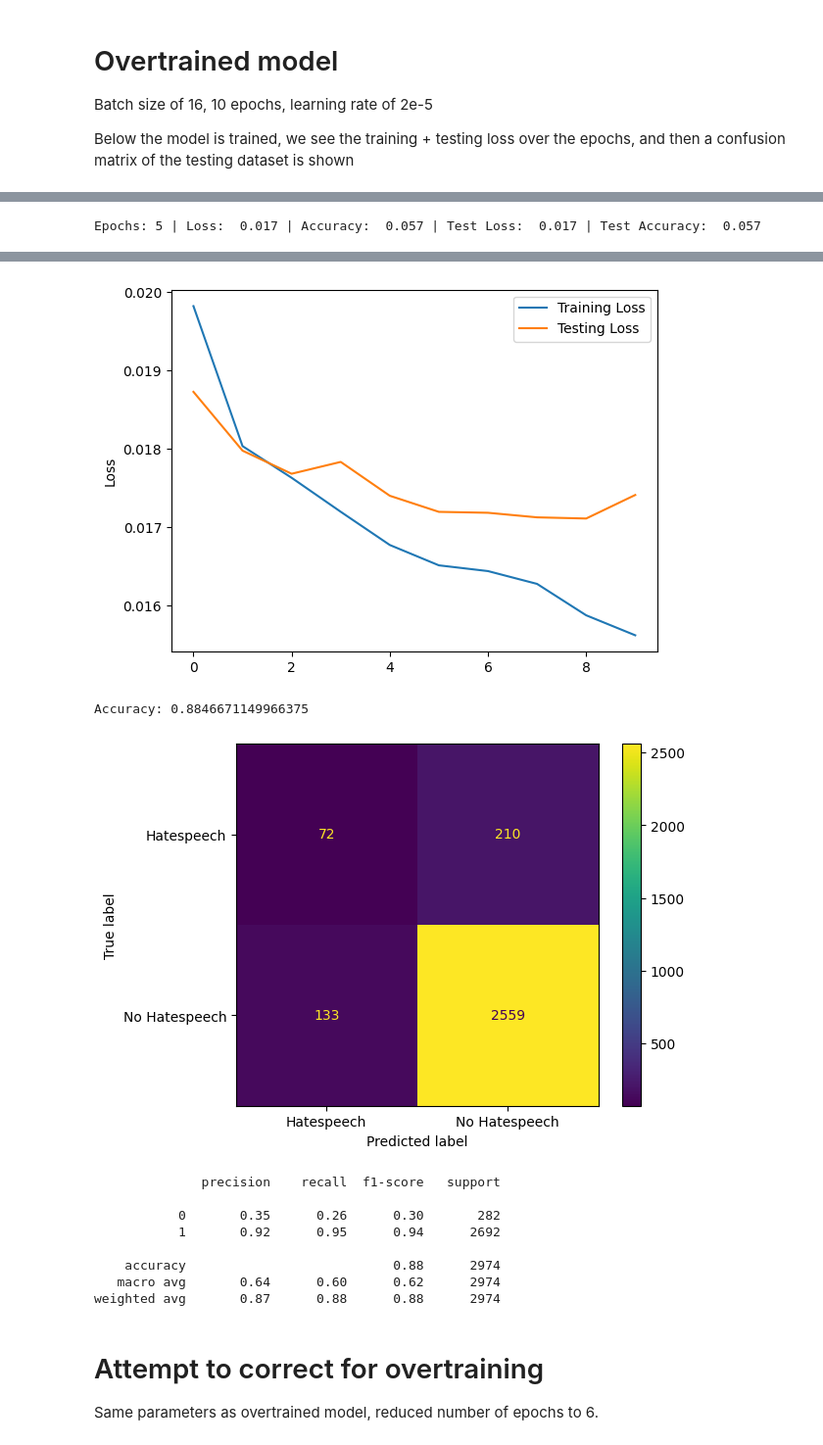
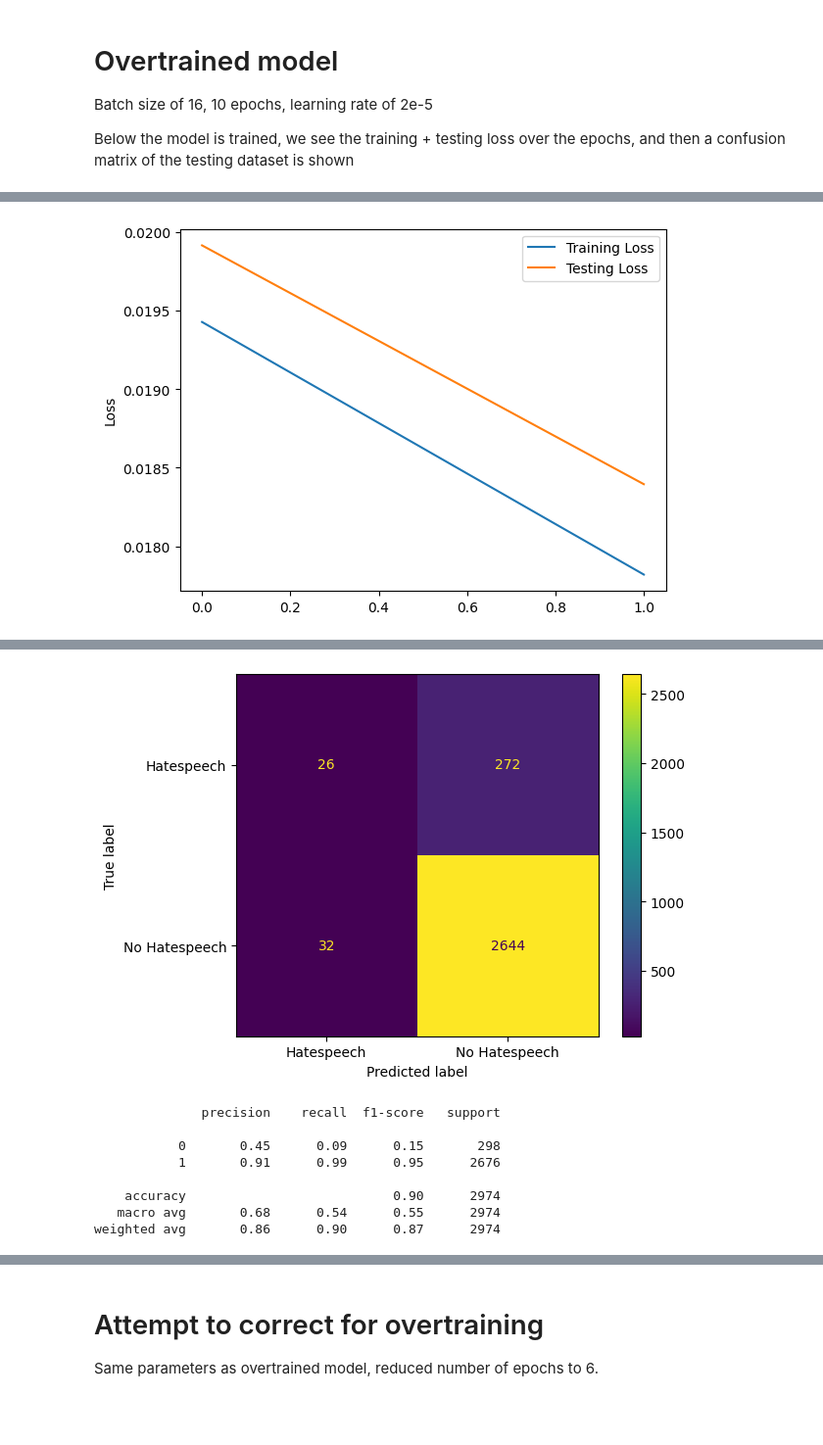
Before and after one commit to hwalters361/CS158_Project, a Jupyter notebook: transformer.ipynb, the cells around one changed output, grey strips where cells are left out. Shown at 98% size. Drawn from its saved outputs; the diff is of its cells as text; code cells hidden in the pictures; blank space fills up the shorter version.

```diff
--- a/transformer.ipynb
+++ b/transformer.ipynb
@@ -706,18 +889,20 @@ Batch size of 16, 10 epochs, learning rate of 2e-5
 
 Below the model is trained, we see the training + testing loss over the epochs, and then a confusion matrix of the testing dataset is shown
 # %%
-model = TransformerEncoderModel(len(vocab), d_model=300, nhead=4, d_ff=50,
-                                    N=6, dropout=0.1).to(device)
 
-epochs = 10
+
+epochs = 2
 lr = 2e-5
 batch_size = 16
+# bs=16, lr=1e-5, epochs
+model = TransformerEncoderModel(len(vocab), d_model=300, nhead=4, d_ff=50,
+                                    N=6, dropout=0.1, bs=batch_size, lr=lr, epochs=epochs).to(device)
 
-fold_train_losses, fold_train_accs, fold_test_losses, fold_test_accs  = train(model, df_train, df_test, epochs, lr, batch_size)
+train(model, df_train, df_test)
 
-print(fold_train_losses, fold_test_losses)
-plt.plot(fold_train_losses)
-plt.plot(fold_test_losses)
+# print(model.train_losses, model.test_losses)
+plt.plot(model.train_losses)
+plt.plot(model.test_losses)
 plt.legend(['Training Loss', 'Testing Loss'])
 plt.ylabel('Loss')
 plt.show()
@@ -730,7 +915,7 @@ for i in range(len(df_test)):
 
     text =  df_test['tweet'].iloc[i] #balanced_df['tweet'].values.tolist()[idx]
     gt = df_test['class'].iloc[i] #balanced_df['class'].values.tolist()[idx]
-    prediction = predict(model, df_test['tweet'].iloc[i])
+    prediction = model.predict(df_test['tweet'].iloc[i])
     predictions.append(prediction)
 
     if prediction == gt:
@@ -752,0 +938 @@ Epochs: 3 | Loss:  0.018 | Accuracy:  0.057 | Test Loss:  0.018 | Test Accuracy:
+[figure, new version]
@@ -754 +940,9 @@ Epochs: 4 | Loss:  0.017 | Accuracy:  0.057 | Test Loss:  0.018 | Test Accuracy:
+[figure, new version]
-Epochs: 5 | Loss:  0.017 | Accuracy:  0.057 | Test Loss:  0.017 | Test Accuracy:  0.057
+              precision    recall  f1-score   support
+
+           0       0.45      0.09      0.15       298
+           1       0.91      0.99      0.95      2676
+
+    accuracy                           0.90      2974
+   macro avg       0.68      0.54      0.55      2974
+weighted avg       0.86      0.90      0.87      2974
@@ -761,14 +949,3 @@ Epochs: 10 | Loss:  0.016 | Accuracy:  0.057 | Test Loss:  0.017 | Test Accuracy
-[figure, old version]
-Accuracy: 0.8846671149966375
-[figure, old version]
-              precision    recall  f1-score   support
-
-           0       0.35      0.26      0.30       282
-           1       0.92      0.95      0.94      2692
-
-    accuracy                           0.88      2974
-   macro avg       0.64      0.60      0.62      2974
-weighted avg       0.87      0.88      0.88      2974
 # %% [markdown]
 # Attempt to correct for overtraining
 
```
Also changed, not shown: parts of 19 cells of this notebook.
